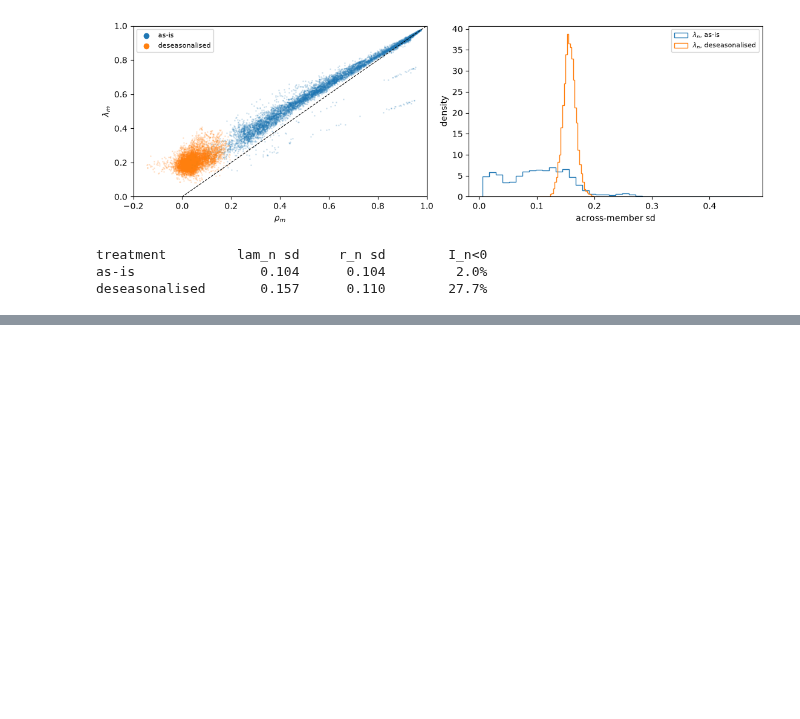
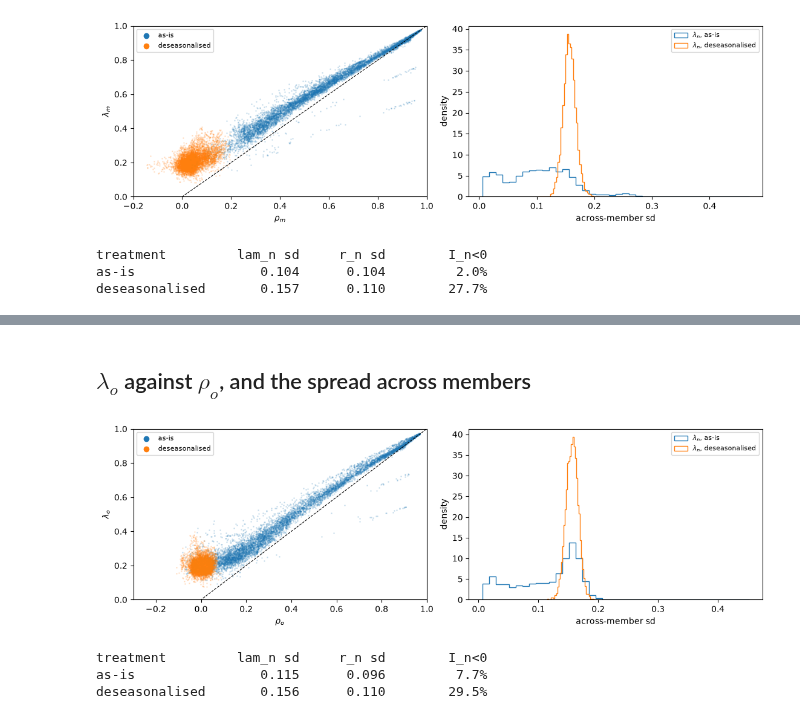
Before and after one commit to jaspercjp/information-snp, a Jupyter notebook: notebooks/granger_lin_lambda_m.ipynb, the cells around one changed output, grey strips where cells are left out. Saved outputs shown, nothing was run; the diff lists cells and outputs as text; code cells hidden in the pictures; blank space fills up the shorter version.

```diff
--- a/notebooks/granger_lin_lambda_m.ipynb
+++ b/notebooks/granger_lin_lambda_m.ipynb
@@ -238,0 +348,34 @@ deseasonalised       0.157      0.110        27.7%
+# %% [markdown]
+## $\lambda_o$ against $\rho_o$, and the spread across members
+# %%
+fig, axs = plt.subplots(1, 2, figsize=(11, 3.4), layout="constrained")
+
+for t, c in zip(TREATMENTS, ("tab:blue", "tab:orange")):
+    axs[0].scatter(RHO_O[t].ravel(), LAM_O[t].ravel(), s=1, alpha=0.15, color=c, label=t)
+axs[0].plot([-0.3, 1], [-0.3, 1], "k--", lw=0.8)
+axs[0].set_xlabel("$\\rho_o$")
+axs[0].set_ylabel("$\\lambda_o$")
+axs[0].set_xlim(-0.3, 1)
+axs[0].set_ylim(0, 1)
+leg = axs[0].legend(fontsize=8, markerscale=6)
+for lh in leg.legend_handles:
+    lh.set_alpha(1)
+
+for t, c in zip(TREATMENTS, ("tab:blue", "tab:orange")):
+    axs[1].hist(LAM_O_N[t].std(axis=0).ravel(), bins=40, histtype="step",
+                density=True, color=c, label="$\\lambda_n$, %s" % t)
+axs[1].set_xlabel("across-member sd")
+axs[1].set_ylabel("density")
+axs[1].legend(fontsize=8)
+plt.show()
+
+print("%-15s %10s %10s %12s" % ("treatment", "lam_n sd", "r_n sd", "I_n<0"))
+for t in TREATMENTS:
+    print("%-15s %10.3f %10.3f %11.1f%%"
+          % (t, LAM_O_N[t].std(axis=0).mean(), np.nanstd(R_O_N[t], axis=0).mean(),
+             100 * np.mean(I_O[t] < 0)))
+# %% [output]
+[figure, added]
+treatment         lam_n sd     r_n sd        I_n<0
+as-is                0.115      0.096         7.7%
+deseasonalised       0.156      0.110        29.5%
```
Also changed, not shown: parts of 8 cells of this notebook, 2 other files.
